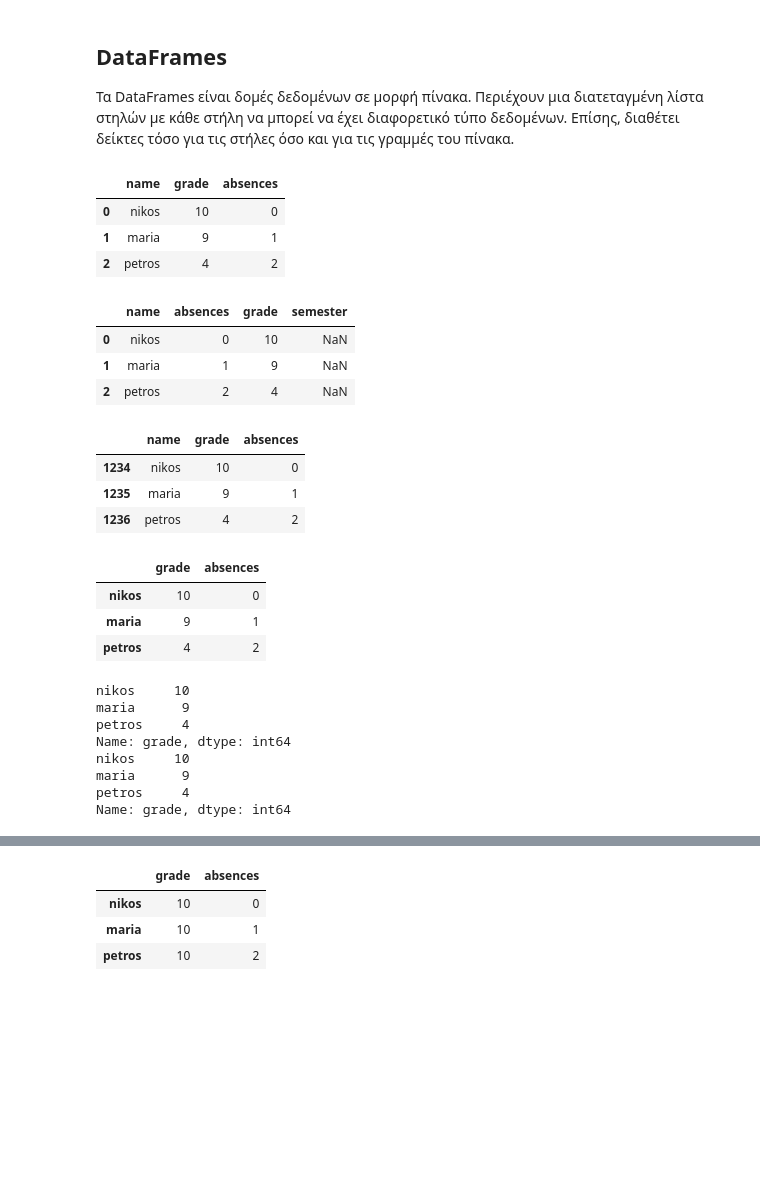
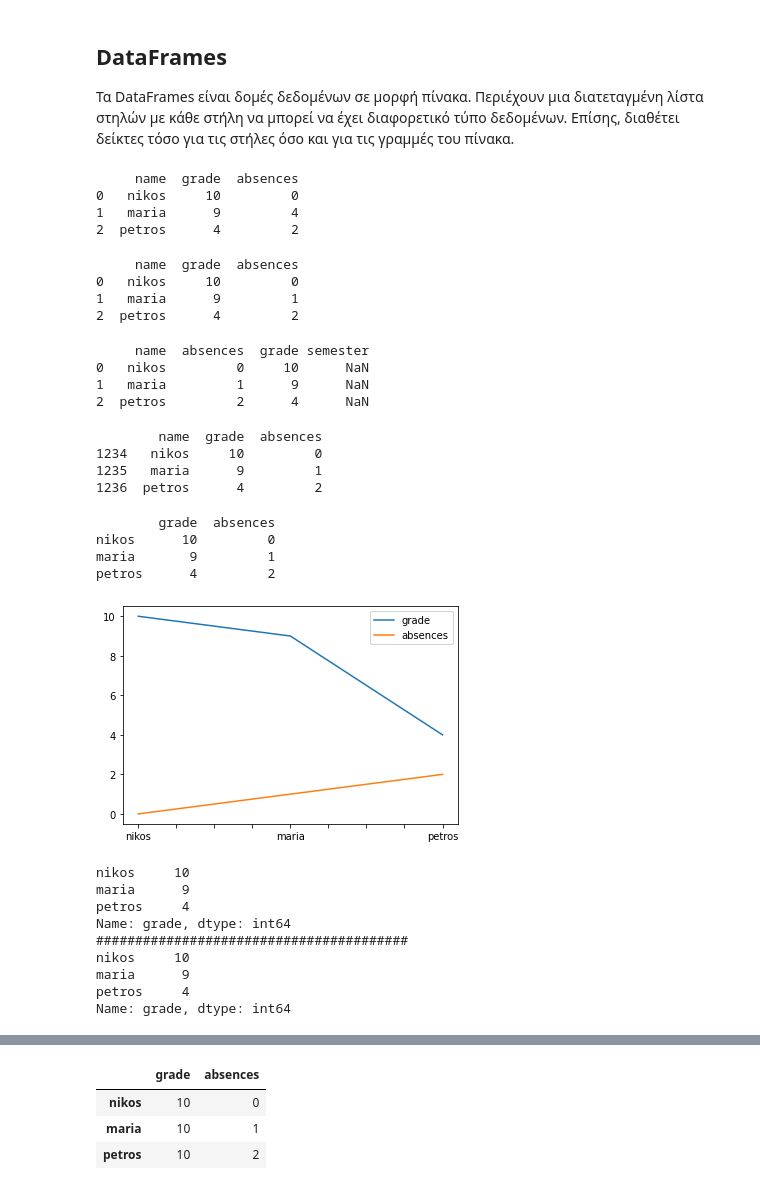
Before and after one commit to chgogos/dituoi_agp, a Jupyter notebook: pl/python/notebooks/pandas.ipynb, the cells around one changed output, grey strips where cells are left out. Cells and saved outputs as stored; diff of their text form; code cells hidden in the pictures; blank space fills up the shorter version.

```diff
--- a/pl/python/notebooks/pandas.ipynb
+++ b/pl/python/notebooks/pandas.ipynb
@@ -137,8 +179,20 @@ dtype: float64
 ## DataFrames
 
 Τα DataFrames είναι δομές δεδομένων σε μορφή πίνακα. Περιέχουν μια διατεταγμένη λίστα στηλών με κάθε στήλη να μπορεί να έχει διαφορετικό τύπο δεδομένων. Επίσης, διαθέτει δείκτες τόσο για τις στήλες όσο και για τις γραμμές του πίνακα.
+# %%
+# Δημιουργία DataFrame (α' τρόπος από μια λίστα με λίστες)
+
+data = [["nikos", 10, 0], ["maria", 9, 4], ["petros", 4, 2]]
+
+df_grades = DataFrame(data, columns=['name', 'grade', 'absences'])
+print(df_grades)
+# %% [output]
+     name  grade  absences
+0   nikos     10         0
+1   maria      9         4
+2  petros      4         2
 # %%
-# Δημιουργία DataFrame από λεξικό
+# Δημιουργία DataFrame (β' τρόπος από λεξικό)
 # Τα κλειδία του λεξικού αποτελούν τις στήλες του DataFrame,
 # πρέπει να περιέχουν ως values λίστες με ίδιο πλήθος στοιχείων
 
@@ -148,52 +202,61 @@ data = {
     "absences": [0, 1, 2],
 }
 df_grades = DataFrame(data)
-df_grades
+print(df_grades)
 # %% [output]
-|  | name | grade | absences |
-| 0 | nikos | 10 | 0 |
-| 1 | maria | 9 | 1 |
-| 2 | petros | 4 | 2 |
+     name  grade  absences
+0   nikos     10         0
+1   maria      9         1
+2  petros      4         2
 # %%
 # αλλαγή σειράς στηλών, προσθήκη νέας στήλης
 
 df_grades2 = DataFrame(data, columns = ['name', 'absences', 'grade', 'semester'])
-df_grades2
+print(df_grades2)
 # %% [output]
-|  | name | absences | grade | semester |
-| 0 | nikos | 0 | 10 | NaN |
-| 1 | maria | 1 | 9 | NaN |
-| 2 | petros | 2 | 4 | NaN |
+     name  absences  grade semester
+0   nikos         0     10      NaN
+1   maria         1      9      NaN
+2  petros         2      4      NaN
 # %%
 # ορισμός custom δεικτών γραμμών
 
 df_grades3 = DataFrame(data, index=[1234, 1235, 1236])
-df_grades3
+print(df_grades3)
 # %% [output]
-|  | name | grade | absences |
-| 1234 | nikos | 10 | 0 |
-| 1235 | maria | 9 | 1 |
-| 1236 | petros | 4 | 2 |
+        name  grade  absences
+1234   nikos     10         0
+1235   maria      9         1
+1236  petros      4         2
 # %%
 # ορισμός κλειδιών λεξικού ως δεικτών γραμμών
 
 df_grades4 = DataFrame(data, columns=['grade', 'absences'], index=data['name'])
-df_grades4
+print(df_grades4)
 # %% [output]
-|  | grade | absences |
-| nikos | 10 | 0 |
-| maria | 9 | 1 |
-| petros | 4 | 2 |
+        grade  absences
+nikos      10         0
+maria       9         1
+petros      4         2
+# %%
+# απευθείας δημιουργία γραφήματος από ένα DataFrame
+
+df_grades4.plot()
+plt.show()
+# %% [output]
+[figure, added]
 # %%
 # πρόσβαση στα δεδομένα μιας στήλης ως σειρά δεδομένων (με 2 τρόπους)
 
-print(df_grades4['grade'])
+print(df_grades4["grade"])
+print("#" * 40)
 print(df_grades4.grade)
 # %% [output]
 nikos     10
 maria      9
 petros     4
 Name: grade, dtype: int64
+########################################
 nikos     10
 maria      9
 petros     4
```
Also changed, not shown: parts of 13 cells of this notebook, 10 other files.
